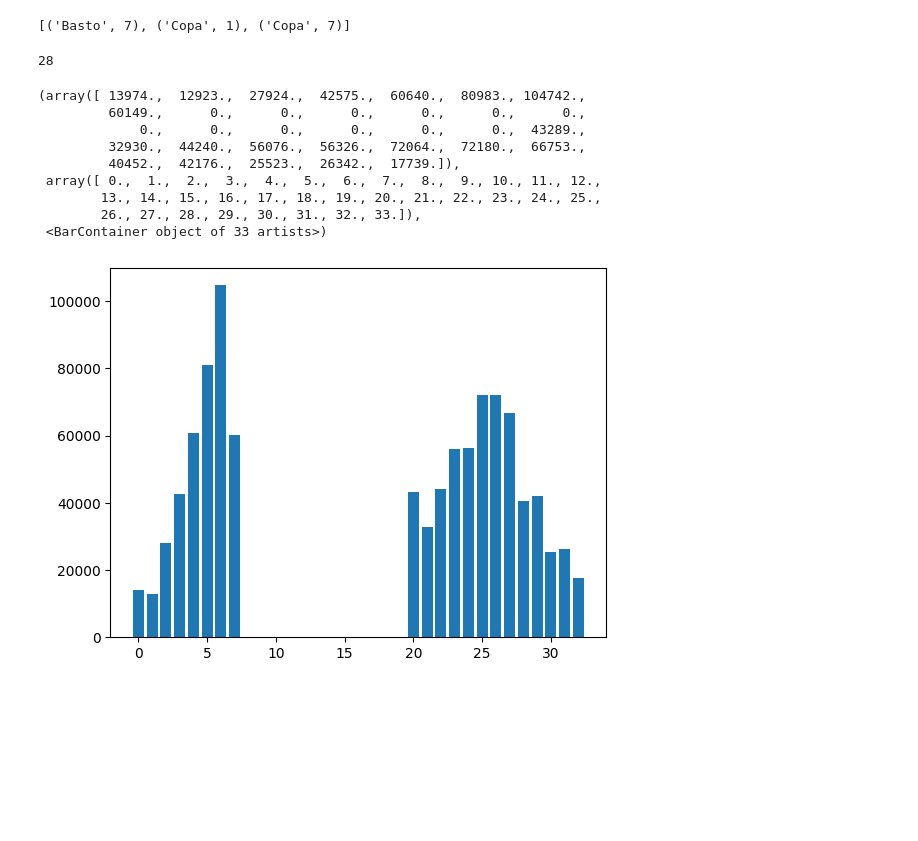
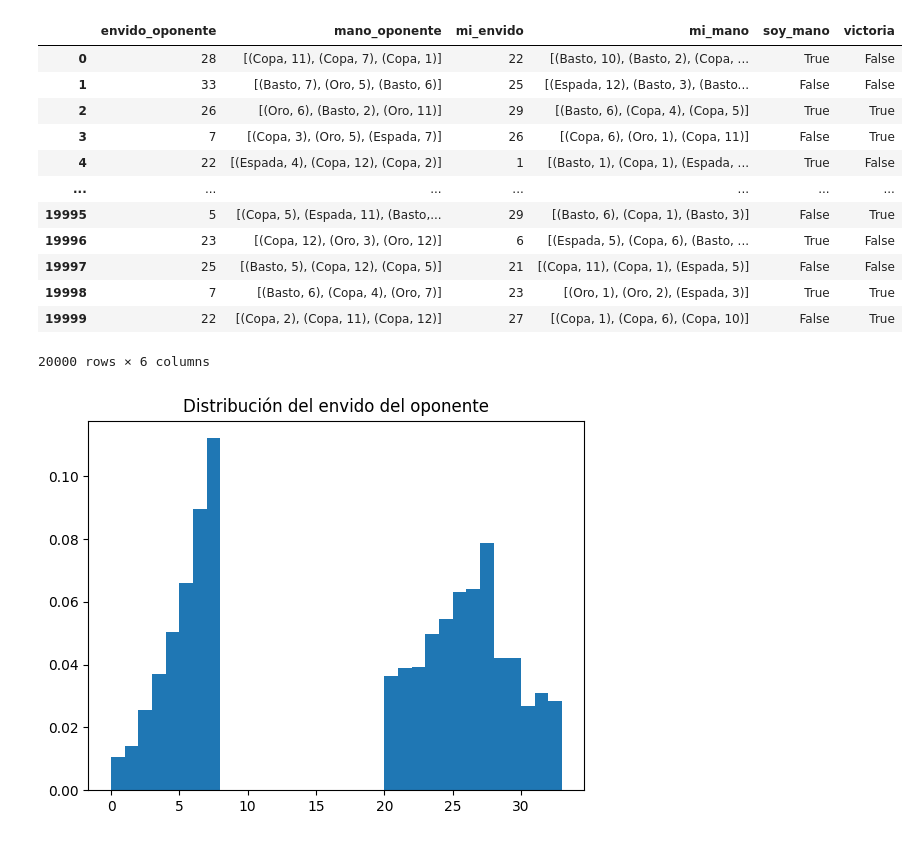
Before and after one commit to vickyguar/prob-frecuencial, a Jupyter notebook: simulacion.ipynb, the cells around one changed output. Cells and saved outputs as stored; diff of their text form; code cells hidden in the pictures; blank space fills up the shorter version.

```diff
--- a/simulacion.ipynb
+++ b/simulacion.ipynb
@@ -16,9 +11,0 @@ import matplotlib.pyplot as plt
-# %%
-mis_cartas = [('Basto', 7), ('Copa', 1), ('Copa', 7)]
-mis_cartas
-# %% [output]
-[('Basto', 7), ('Copa', 1), ('Copa', 7)]
-# %%
-print(calcular_envido(mis_cartas))
-# %% [output]
-28
@@ -27,13 +12,25 @@ lista_simulaciones = simular_envidos_list(mis_cartas, numero_simulaciones=100000
-# %%
-plt.hist(lista_simulaciones, bins=range(0, 34), align='left', rwidth=0.8)
-# %% [output]
-(array([ 13974.,  12923.,  27924.,  42575.,  60640.,  80983., 104742.,
-         60149.,      0.,      0.,      0.,      0.,      0.,      0.,
-             0.,      0.,      0.,      0.,      0.,      0.,  43289.,
-         32930.,  44240.,  56076.,  56326.,  72064.,  72180.,  66753.,
-         40452.,  42176.,  25523.,  26342.,  17739.]),
- array([ 0.,  1.,  2.,  3.,  4.,  5.,  6.,  7.,  8.,  9., 10., 11., 12.,
-        13., 14., 15., 16., 17., 18., 19., 20., 21., 22., 23., 24., 25.,
-        26., 27., 28., 29., 30., 31., 32., 33.]),
- <BarContainer object of 33 artists>)
-[figure, removed]
+# %%
+df = simulacion_completa(20000)
+df
+# %% [output]
+|  | envido_oponente | mano_oponente | mi_envido | mi_mano | soy_mano | victoria |
+| 0 | 28 | [(Copa, 11), (Copa, 7), (Copa, 1)] | 22 | [(Basto, 10), (Basto, 2), (Copa, ... | True | False |
+| 1 | 33 | [(Basto, 7), (Oro, 5), (Basto, 6)] | 25 | [(Espada, 12), (Basto, 3), (Basto... | False | False |
+| 2 | 26 | [(Oro, 6), (Basto, 2), (Oro, 11)] | 29 | [(Basto, 6), (Copa, 4), (Copa, 5)] | True | True |
+| 3 | 7 | [(Copa, 3), (Oro, 5), (Espada, 7)] | 26 | [(Copa, 6), (Oro, 1), (Copa, 11)] | False | True |
+| 4 | 22 | [(Espada, 4), (Copa, 12), (Copa, 2)] | 1 | [(Basto, 1), (Copa, 1), (Espada, ... | True | False |
+| ... | ... | ... | ... | ... | ... | ... |
+| 19995 | 5 | [(Copa, 5), (Espada, 11), (Basto,... | 29 | [(Basto, 6), (Copa, 1), (Basto, 3)] | False | True |
+| 19996 | 23 | [(Copa, 12), (Oro, 3), (Oro, 12)] | 6 | [(Espada, 5), (Copa, 6), (Basto, ... | True | False |
+| 19997 | 25 | [(Basto, 5), (Copa, 12), (Copa, 5)] | 21 | [(Copa, 11), (Copa, 1), (Espada, 5)] | False | False |
+| 19998 | 7 | [(Basto, 6), (Copa, 4), (Oro, 7)] | 23 | [(Oro, 1), (Oro, 2), (Espada, 3)] | True | True |
+| 19999 | 22 | [(Copa, 2), (Copa, 11), (Copa, 12)] | 27 | [(Copa, 1), (Copa, 6), (Copa, 10)] | False | True |
+20000 rows × 6 columns
+# %%
+# Histograma
+plt.figure()
+plt.hist(df["envido_oponente"], bins=range(0, 34), density=True)
+plt.title("Distribución del envido del oponente")
+plt.show()
+# %% [output]
+[figure, added]
```
Also changed, not shown: parts of 18 cells of this notebook, 5 other files.
